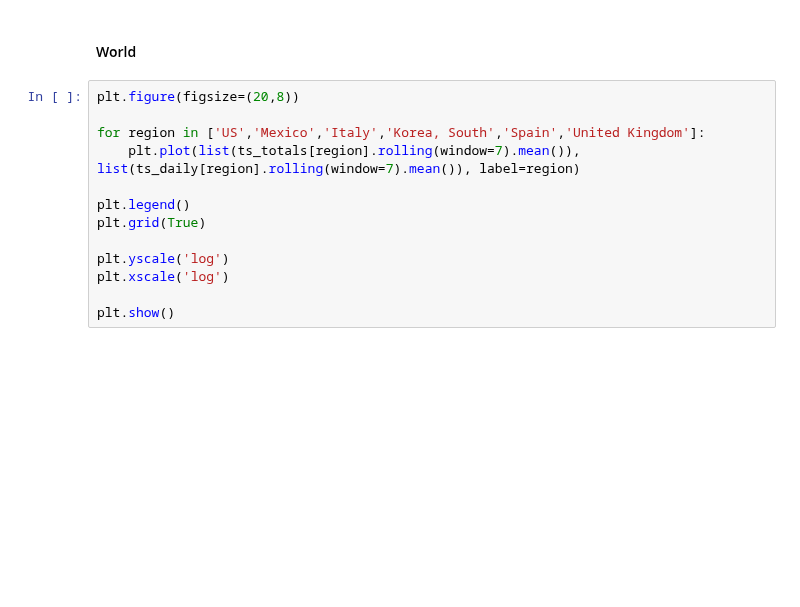
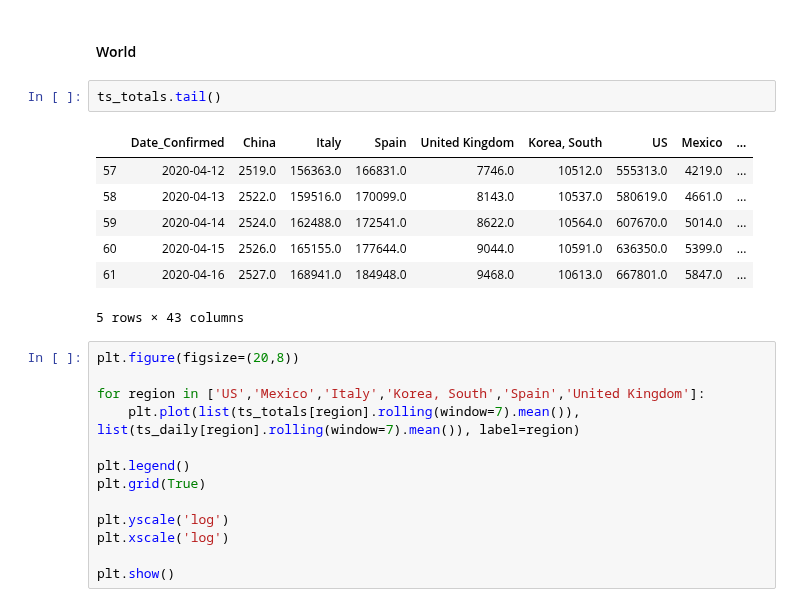
Before and after one commit to marianarf/covid19_mexico_analysis, a Jupyter notebook: 03_plot_rate_of_growth_in_log.ipynb, the cells around one changed output. Saved outputs shown, nothing was run; the diff lists cells and outputs as text; blank space fills up the shorter version.

```diff
--- a/03_plot_rate_of_growth_in_log.ipynb
+++ b/03_plot_rate_of_growth_in_log.ipynb
@@ -78,6 +52,16 @@ import matplotlib.pyplot as plt
 ### Growth rate
 # %% [markdown]
 #### World
+# %%
+ts_totals.tail()
+# %% [output]
+|  | Date_Confirmed | China | Italy | Spain | United Kingdom | Korea, South | US | Mexico | ... |
+| 57 | 2020-04-12 | 2519.0 | 156363.0 | 166831.0 | 7746.0 | 10512.0 | 555313.0 | 4219.0 | ... |
+| 58 | 2020-04-13 | 2522.0 | 159516.0 | 170099.0 | 8143.0 | 10537.0 | 580619.0 | 4661.0 | ... |
+| 59 | 2020-04-14 | 2524.0 | 162488.0 | 172541.0 | 8622.0 | 10564.0 | 607670.0 | 5014.0 | ... |
+| 60 | 2020-04-15 | 2526.0 | 165155.0 | 177644.0 | 9044.0 | 10591.0 | 636350.0 | 5399.0 | ... |
+| 61 | 2020-04-16 | 2527.0 | 168941.0 | 184948.0 | 9468.0 | 10613.0 | 667801.0 | 5847.0 | ... |
+5 rows × 43 columns
 # %%
 plt.figure(figsize=(20,8))
 
```
Also changed, not shown: parts of 5 cells of this notebook, 25 other files.
